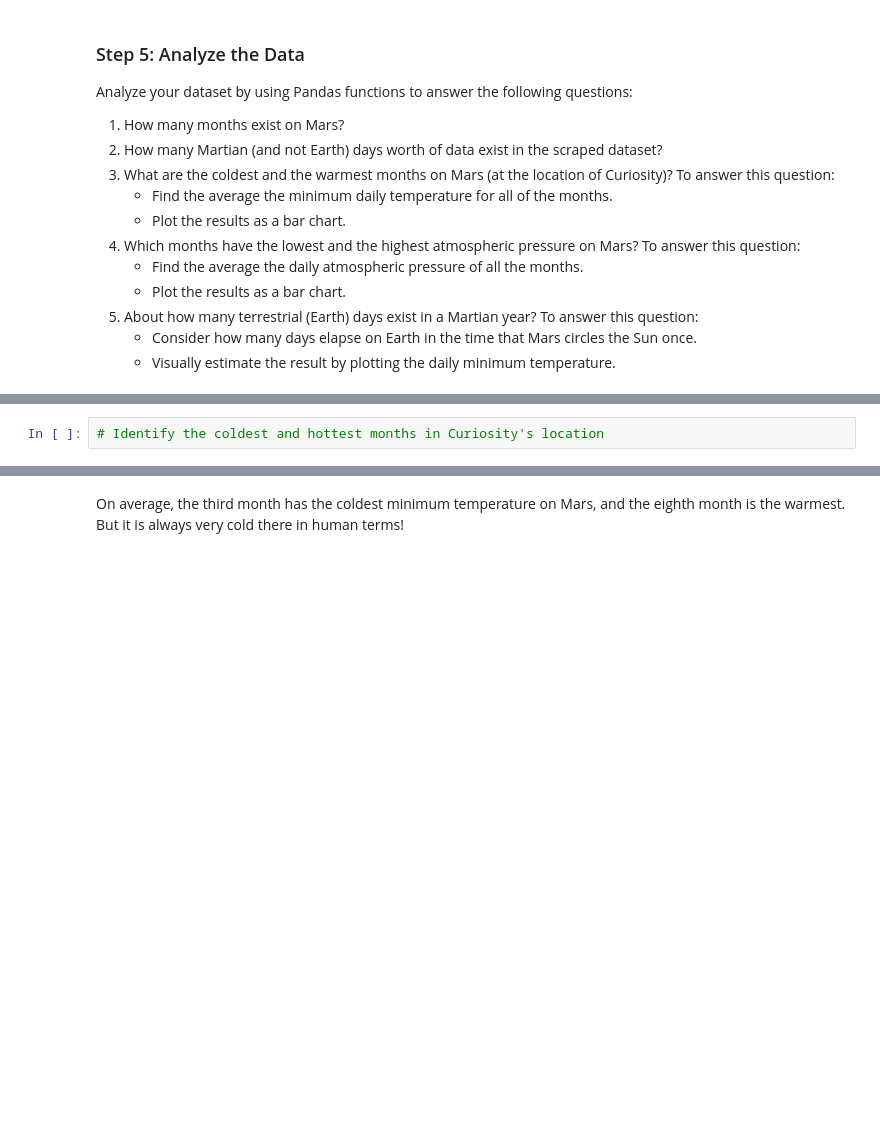
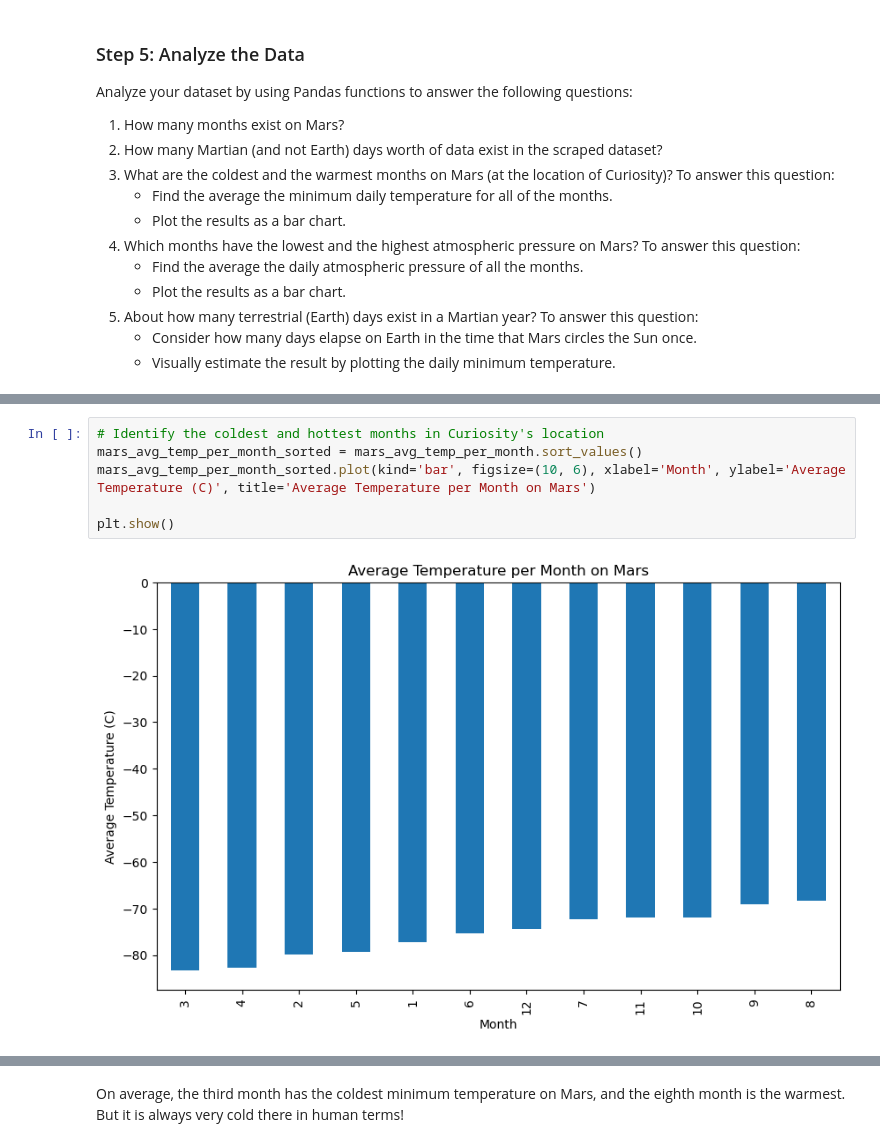
Before and after one commit to myhre062/web-scraping-challenge, a Jupyter notebook: Mars/part_2_mars_weather.ipynb, the cells around one changed output, grey strips where cells are left out. Cells and saved outputs as stored; diff of their text form; blank space fills up the shorter version.

```diff
--- a/Mars/part_2_mars_weather.ipynb
+++ b/Mars/part_2_mars_weather.ipynb
@@ -142,4 +185,10 @@ Analyze your dataset by using Pandas functions to answer the following questions
 # %%
 # Identify the coldest and hottest months in Curiosity's location
+mars_avg_temp_per_month_sorted = mars_avg_temp_per_month.sort_values()
+mars_avg_temp_per_month_sorted.plot(kind='bar', figsize=(10, 6), xlabel='Month', ylabel='Average Temperature (C)', title='Average Temperature per Month on Mars')
+
+plt.show()
+# %% [output]
+[figure, added]
 # %%
 # 4. Average pressure by Martian month
```
Also changed, not shown: parts of 11 cells of this notebook, 1 other file.
